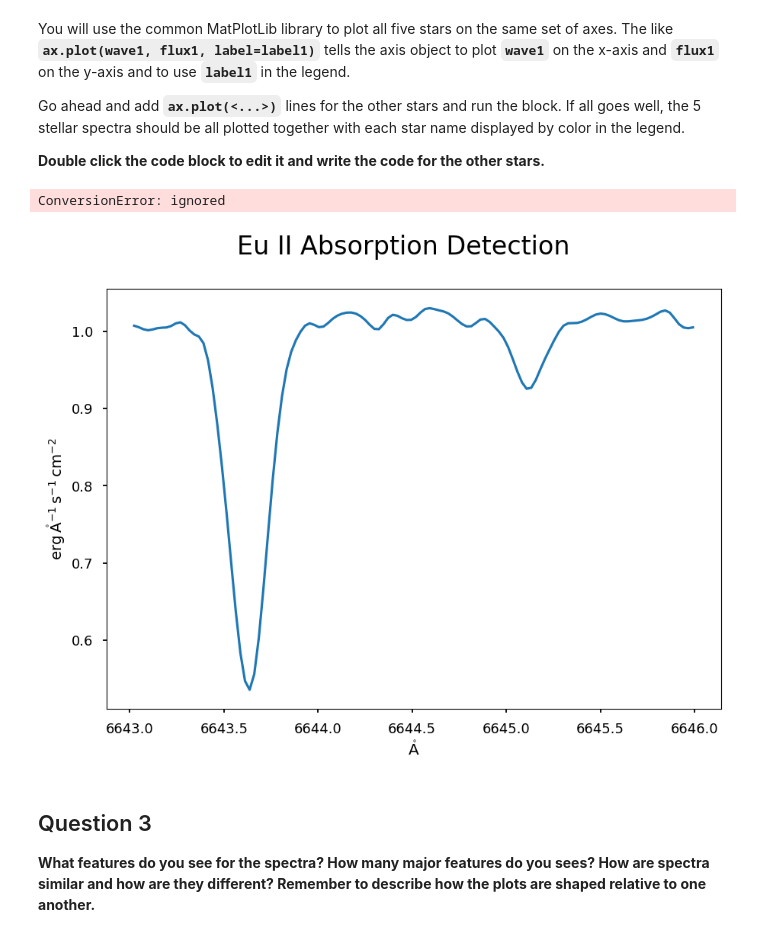
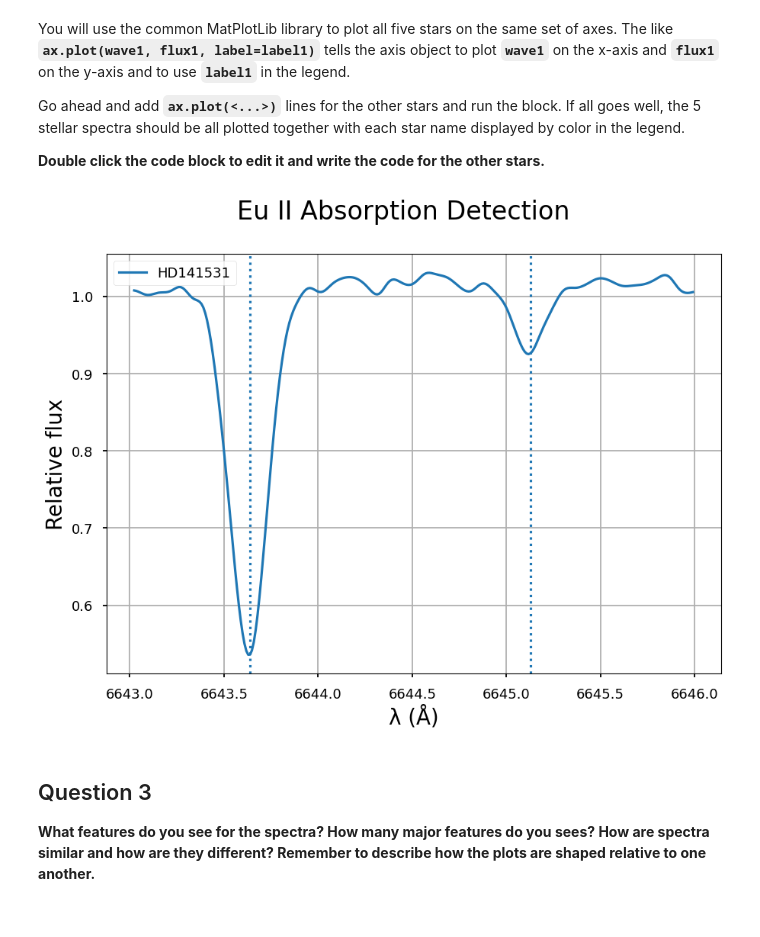
Before and after one commit to Serda1119/PHYS-3025, a Jupyter notebook: WeeklyActivity3.ipynb, the cells around one changed output. Saved outputs shown, nothing was run; the diff lists cells and outputs as text; code cells hidden in the pictures.

```diff
--- a/WeeklyActivity3.ipynb
+++ b/WeeklyActivity3.ipynb
@@ -269,32 +271,30 @@ Go ahead and add **`ax.plot(<...>)`** lines for the other stars and run the bloc
 # %%
 fig, ax = plt.subplots()
 fig.suptitle('Eu II Absorption Detection', fontsize='24')
 
 # Add the other plots here
 ax.plot(wave1, flux1, label=label1)
-ax.plot(wave2, flux2, label=label2)
-ax.plot(wave3, flux3, label=label3)
-ax.plot(wave4, flux4, label=label4)
-ax.plot(wave5, flux5, label=label5)
+#plt.plot(wave2, flux2, label=label2)
+
+
 # This displays 2 lines to mark Ni I and Eu II line locations.
 plt.axvline(x=6645.127,ls=':')
 plt.axvline(x=6643.638,ls=':')
 
 # This labels the x-axis and y-axis
 plt.xlabel('λ (Å)',fontsize='20')
 plt.ylabel('Relative flux', fontsize='20')
 
 # Display a grid
 plt.grid(True)
 
 # Turn on the legend.
 ax.legend(loc='best')
 
 # Display all the things we've setup.
 plt.show()
 # %% [output]
-ConversionError: ignored
-[figure, old version]
+[figure, new version]
 # %% [markdown]
 ## Question 3
 **What features do you see for the spectra? How many major features do you sees? How are spectra similar and how are they different? Remember to describe how the plots are shaped relative to one another.**
```
Also changed, not shown: parts of 6 cells of this notebook.
